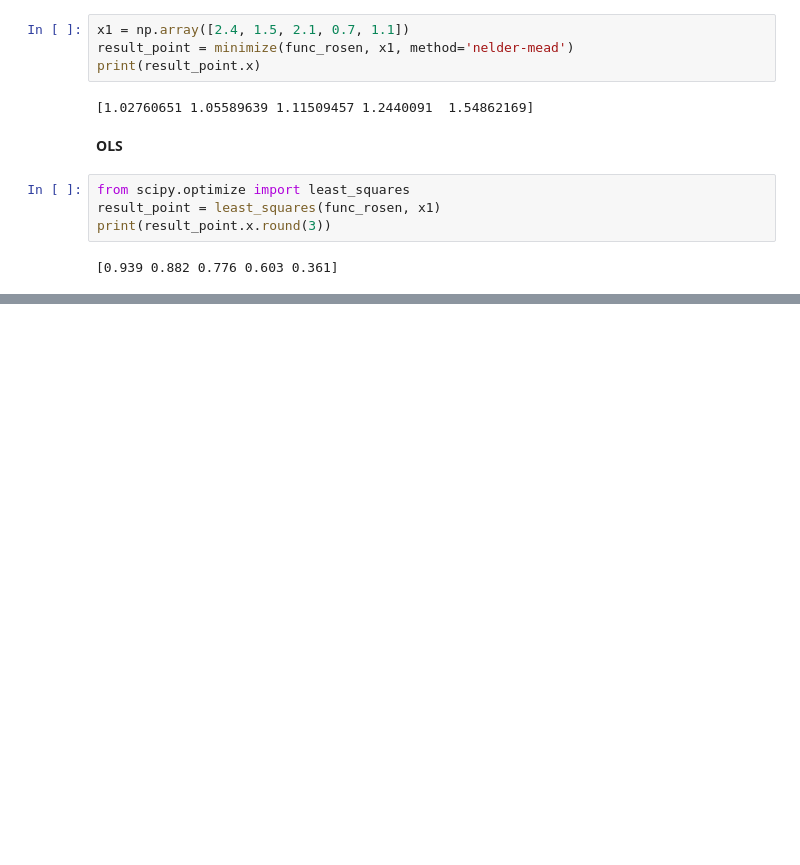
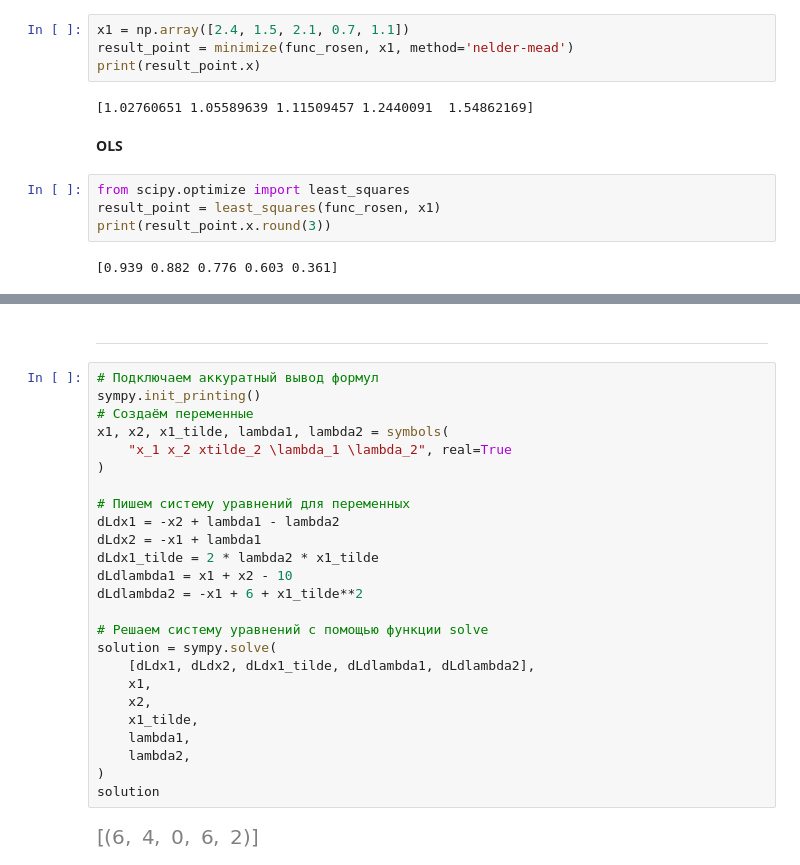
Before and after one commit to ScReameer/DS-learning, a Jupyter notebook: Math/Block-5/Module-5. Mathematical analysis II/Practice.ipynb, the cells around one changed output, grey strips where cells are left out. Cells and saved outputs as stored; diff of their text form; blank space fills up the shorter version.

```diff
--- a/Math/Block-5/Module-5. Mathematical analysis II/Practice.ipynb
+++ b/Math/Block-5/Module-5. Mathematical analysis II/Practice.ipynb
@@ -409,0 +491,29 @@ print(result_point.x.round(3))
+# %% [markdown]
+***
+# %%
+# Подключаем аккуратный вывод формул
+sympy.init_printing()
+# Создаём переменные
+x1, x2, x1_tilde, lambda1, lambda2 = symbols(
+    "x_1 x_2 xtilde_2 \lambda_1 \lambda_2", real=True
+)
+
+# Пишем систему уравнений для переменных
+dLdx1 = -x2 + lambda1 - lambda2
+dLdx2 = -x1 + lambda1
+dLdx1_tilde = 2 * lambda2 * x1_tilde
+dLdlambda1 = x1 + x2 - 10
+dLdlambda2 = -x1 + 6 + x1_tilde**2
+
+# Решаем систему уравнений с помощью функции solve
+solution = sympy.solve(
+    [dLdx1, dLdx2, dLdx1_tilde, dLdlambda1, dLdlambda2],
+    x1,
+    x2,
+    x1_tilde,
+    lambda1,
+    lambda2,
+)
+solution
+# %% [output]
+[figure, added]
```
Also changed, not shown: parts of 10 cells of this notebook, 1 other file.
